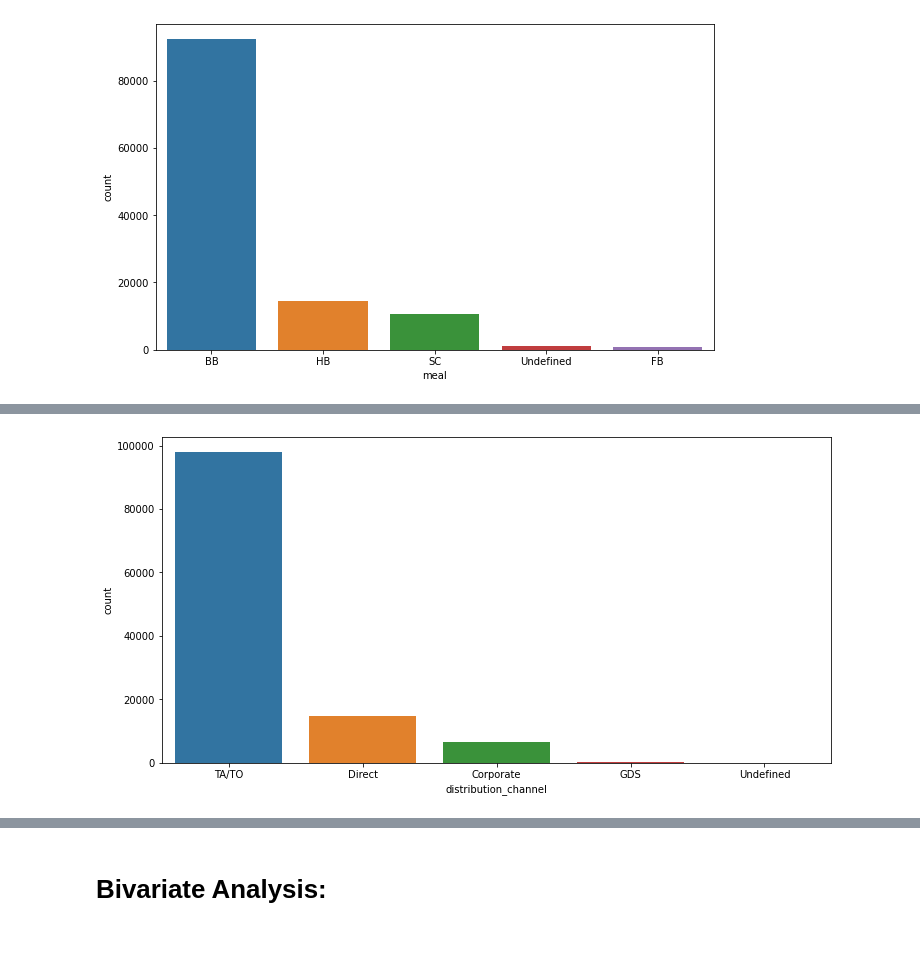
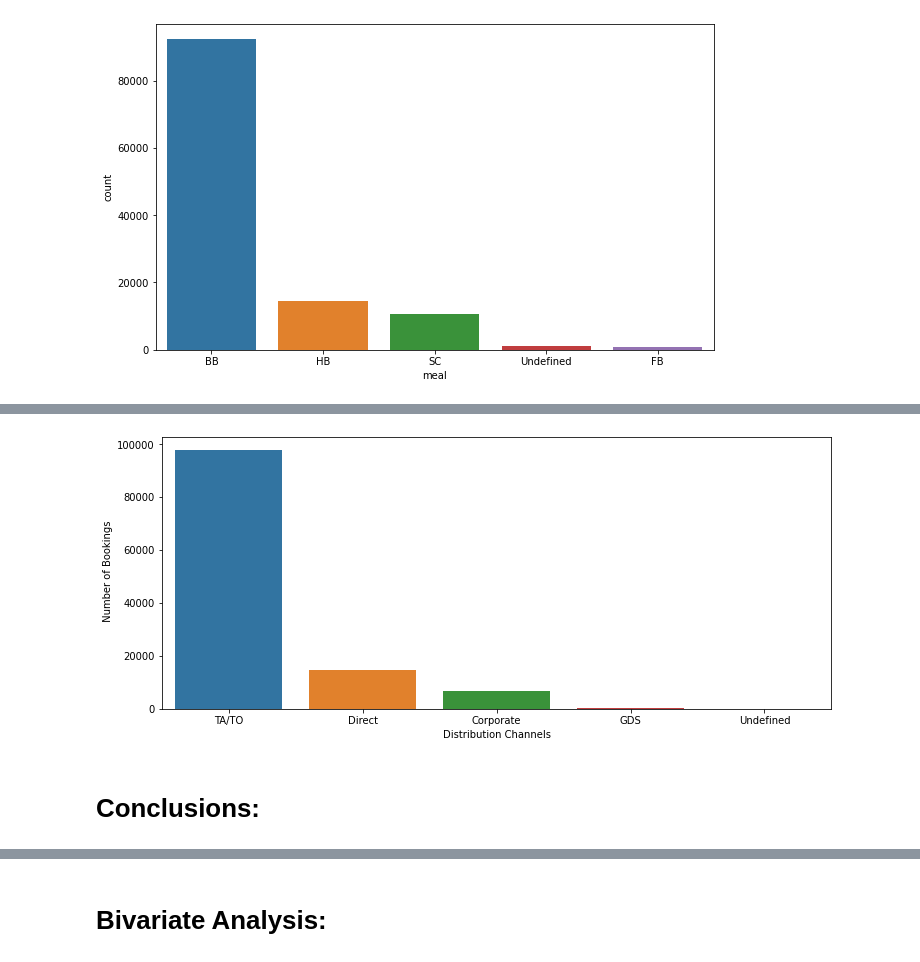
Before and after one commit to manisha-dhanuka/EDA-Project, a Jupyter notebook: Hotel_Booking_Analysis.ipynb, the cells around one changed output, grey strips where cells are left out. Saved outputs shown, nothing was run; the diff lists cells and outputs as text; code cells hidden in the pictures.

```diff
--- a/Hotel_Booking_Analysis.ipynb
+++ b/Hotel_Booking_Analysis.ipynb
@@ -368,5 +444,9 @@ sns.countplot(data = hotel_df, x= 'market_segment',order =hotel_df['market_segme
 # %%
 # Distribution channels and their contribution to bookings:
-plt.figure(figsize =(12,6))
-sns.countplot(data = hotel_df, x= 'distribution_channel',order =hotel_df['distribution_channel'].value_counts().index );
+plt.figure(figsize =(12,5))
+sns.countplot(data = hotel_df, x= 'distribution_channel',order =hotel_df['distribution_channel'].value_counts().index )
+plt.xlabel("Distribution Channels")
+plt.ylabel(" Number of Bookings")
+plt.savefig("Bookings_dc.png")
+files.download("Bookings_dc.png");
 # %% [output]
@@ -373 +455,3 @@ sns.countplot(data = hotel_df, x= 'distribution_channel',order =hotel_df['distri
-[figure, old version]
+[figure, new version]
+# %% [markdown]
+# Conclusions:
```
Also changed, not shown: parts of 32 cells of this notebook.
